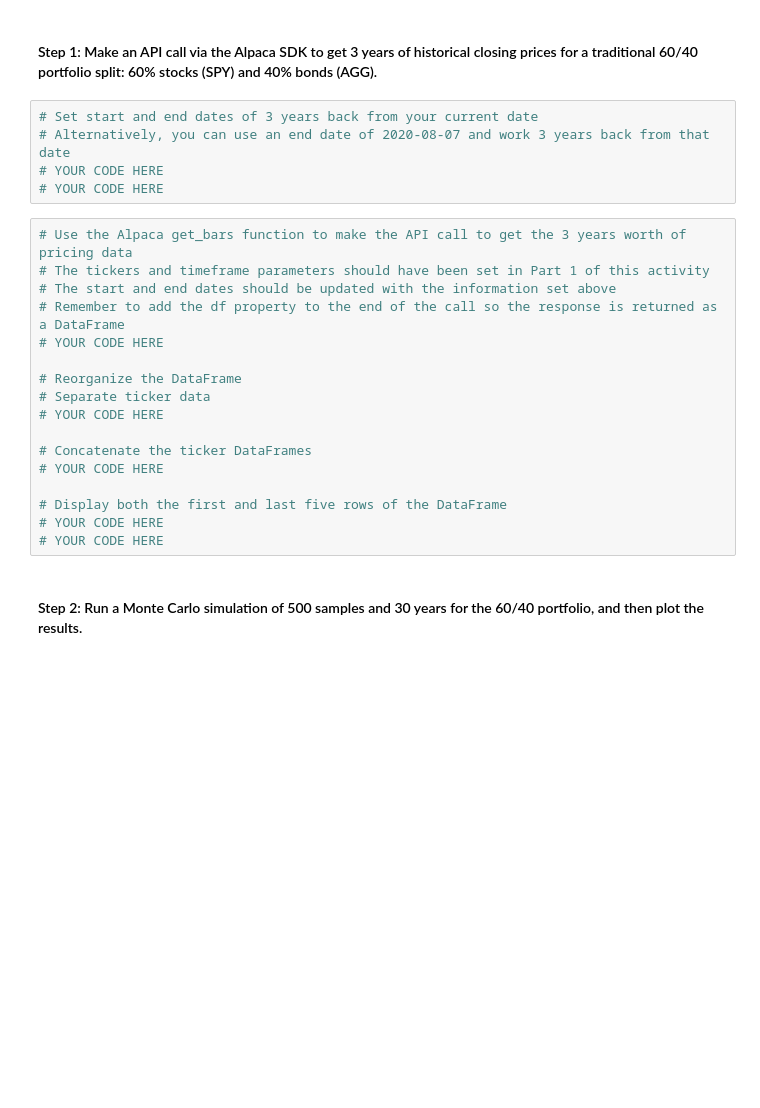
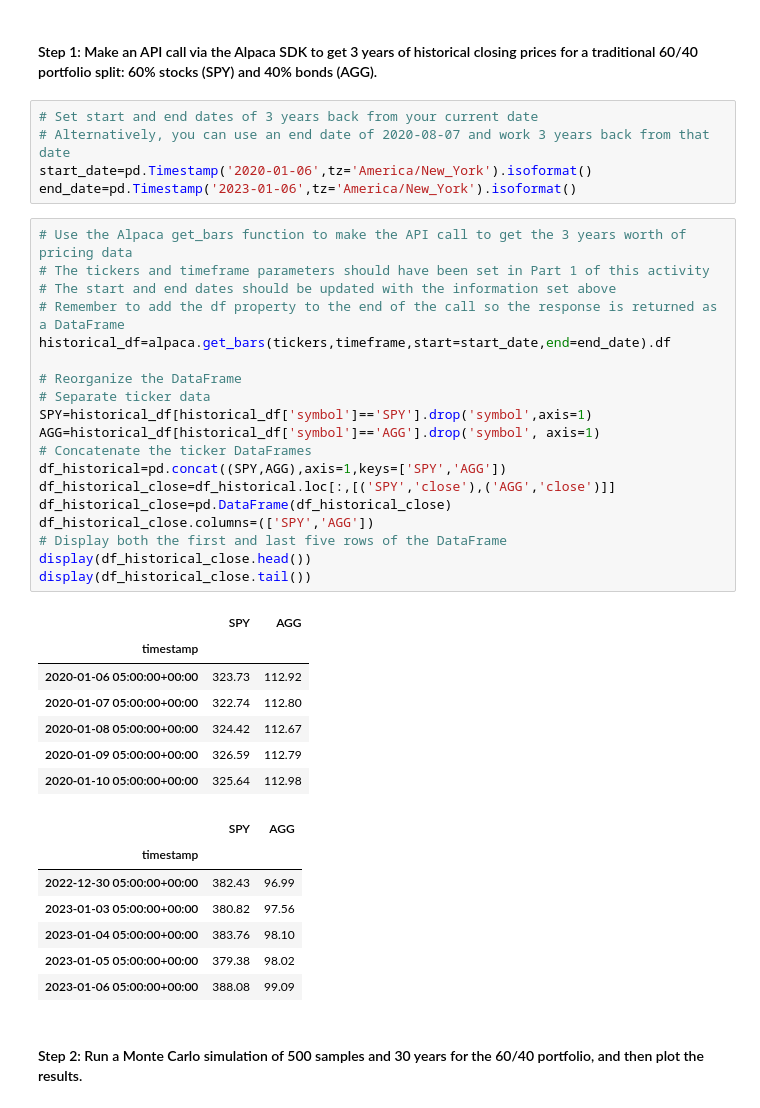
Before and after one commit to brianwander/Monte_Carlo_Forecasting, a Jupyter notebook: financial_planning_tools.ipynb, the cells around one changed output. Saved outputs shown, nothing was run; the diff lists cells and outputs as text; blank space fills up the shorter version.

Commit message:
Added a dataframe with 3 years of historical stock data

```diff
--- a/financial_planning_tools.ipynb
+++ b/financial_planning_tools.ipynb
@@ -388,25 +388,42 @@ In this section, you’ll use the MCForecastTools library to create a Monte Carl
 # %%
 # Set start and end dates of 3 years back from your current date
 # Alternatively, you can use an end date of 2020-08-07 and work 3 years back from that date
-# YOUR CODE HERE
-# YOUR CODE HERE
+start_date=pd.Timestamp('2020-01-06',tz='America/New_York').isoformat()
+end_date=pd.Timestamp('2023-01-06',tz='America/New_York').isoformat()
 # %%
 # Use the Alpaca get_bars function to make the API call to get the 3 years worth of pricing data
 # The tickers and timeframe parameters should have been set in Part 1 of this activity
 # The start and end dates should be updated with the information set above
 # Remember to add the df property to the end of the call so the response is returned as a DataFrame
-# YOUR CODE HERE
+historical_df=alpaca.get_bars(tickers,timeframe,start=start_date,end=end_date).df
 
 # Reorganize the DataFrame
 # Separate ticker data
-# YOUR CODE HERE
-
+SPY=historical_df[historical_df['symbol']=='SPY'].drop('symbol',axis=1)
+AGG=historical_df[historical_df['symbol']=='AGG'].drop('symbol', axis=1)
 # Concatenate the ticker DataFrames
-# YOUR CODE HERE
-
+df_historical=pd.concat((SPY,AGG),axis=1,keys=['SPY','AGG'])
+df_historical_close=df_historical.loc[:,[('SPY','close'),('AGG','close')]]
+df_historical_close=pd.DataFrame(df_historical_close)
+df_historical_close.columns=(['SPY','AGG'])
 # Display both the first and last five rows of the DataFrame
-# YOUR CODE HERE
-# YOUR CODE HERE
+display(df_historical_close.head())
+display(df_historical_close.tail())
+# %% [output]
+|  | SPY | AGG |
+| timestamp |  |  |
+| 2020-01-06 05:00:00+00:00 | 323.73 | 112.92 |
+| 2020-01-07 05:00:00+00:00 | 322.74 | 112.80 |
+| 2020-01-08 05:00:00+00:00 | 324.42 | 112.67 |
+| 2020-01-09 05:00:00+00:00 | 326.59 | 112.79 |
+| 2020-01-10 05:00:00+00:00 | 325.64 | 112.98 |
+|  | SPY | AGG |
+| timestamp |  |  |
+| 2022-12-30 05:00:00+00:00 | 382.43 | 96.99 |
+| 2023-01-03 05:00:00+00:00 | 380.82 | 97.56 |
+| 2023-01-04 05:00:00+00:00 | 383.76 | 98.10 |
+| 2023-01-05 05:00:00+00:00 | 379.38 | 98.02 |
+| 2023-01-06 05:00:00+00:00 | 388.08 | 99.09 |
 # %% [markdown]
 #### Step 2: Run a Monte Carlo simulation of 500 samples and 30 years for the 60/40 portfolio, and then plot the results.
 # %%
```
